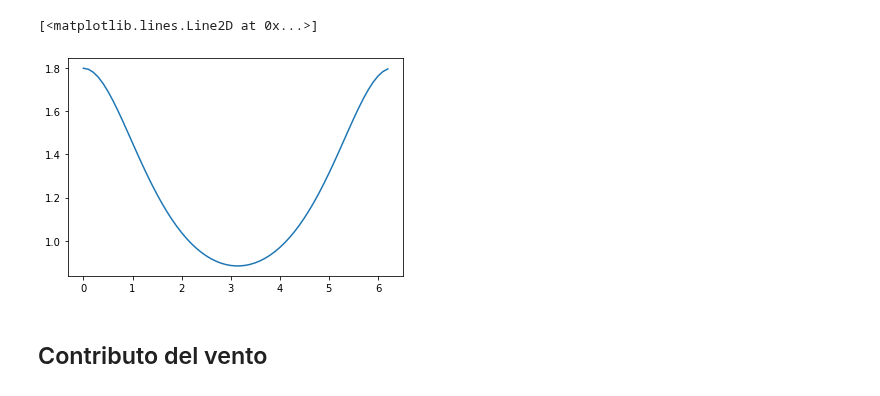
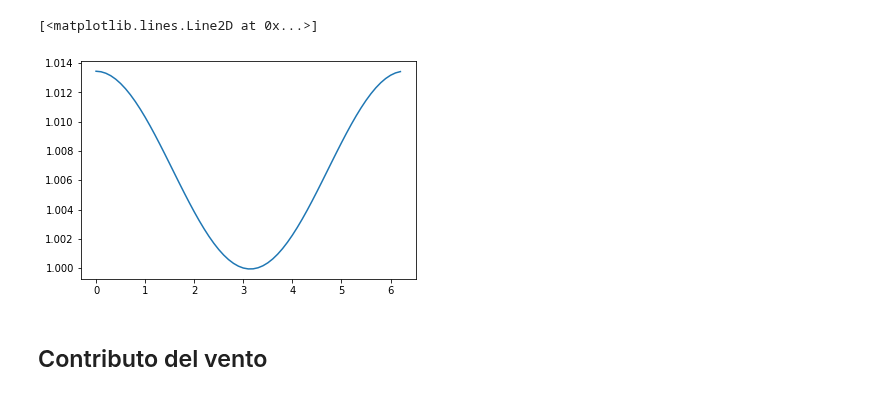
Before and after one commit to CIMAFoundation/propagator_sim, a Jupyter notebook: notebooks/ros_standard.ipynb, the cells around one changed output. Cells and saved outputs as stored; diff of their text form; code cells hidden in the pictures.

```diff
--- a/notebooks/ros_standard.ipynb
+++ b/notebooks/ros_standard.ipynb
@@ -9,25 +9,25 @@ from propagator.constants import  *
 from propagator.propagator import w_h_effect
 from numpy import pi, exp, tanh, sign
 # %%
-w_speed = 20 #in m/s
+w_speed = 1 #in km/h
 angle_to = 0
 dh = 0
 cellsize= 20
 dist = 1
 v = 3 # in m/min
 
 W_DIR = np.arange(0, np.pi*2, 0.1)
 V_WH = []
 for w_dir in W_DIR:
     v_wh = w_h_effect(angle_to, w_speed, w_dir, dh, dist)
 
 
     V_WH.append(v_wh)
 
 plt.plot(W_DIR, V_WH)
 # %% [output]
 [<matplotlib.lines.Line2D at 0x...>]
-[figure, old version]
+[figure, new version]
 # %% [markdown]
 Contributo del vento
 ---------------------
```
Also changed, not shown: parts of 3 cells of this notebook, 6 other files.
